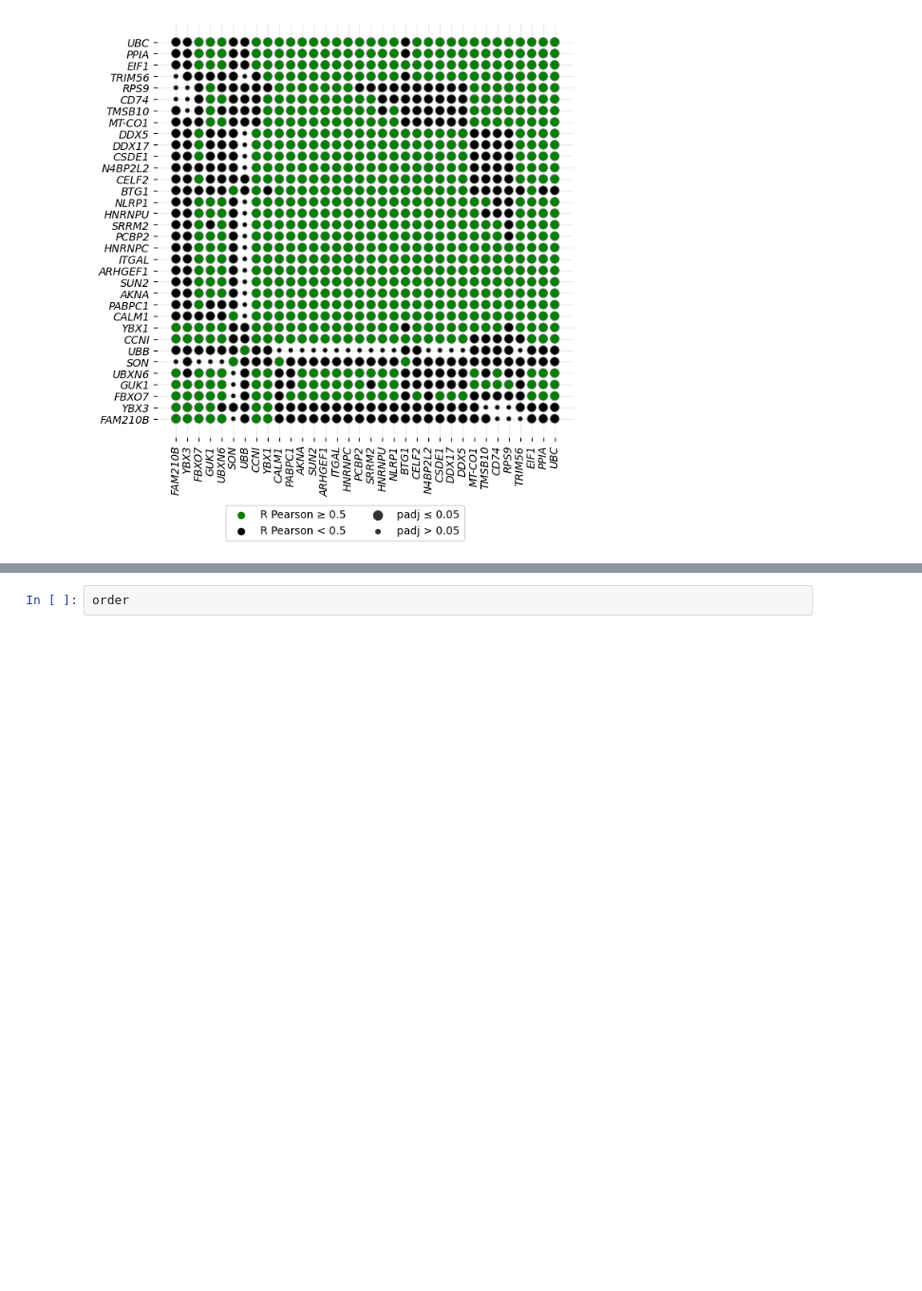
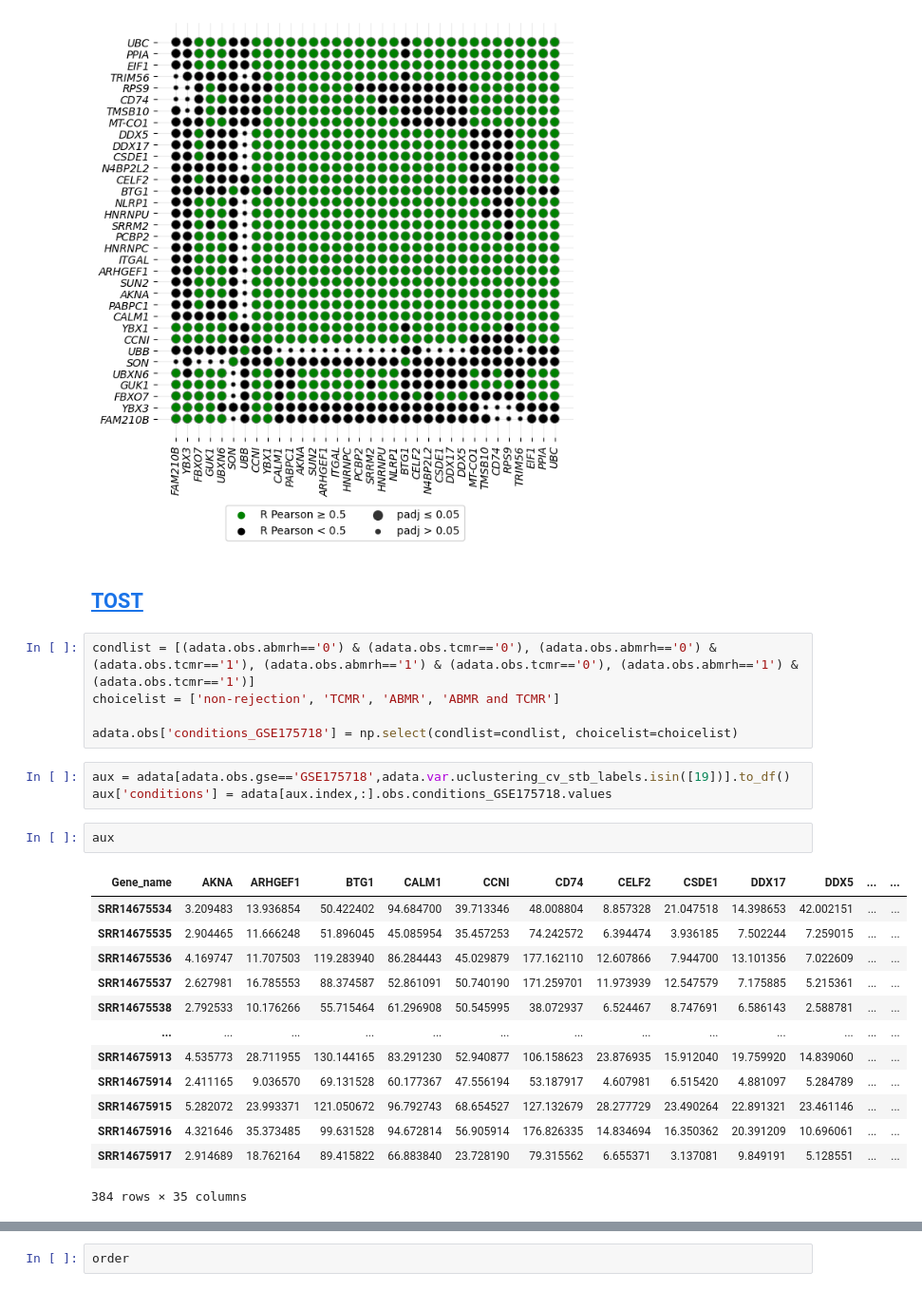
Before and after one commit to guilhermetabordaribas/housekeepingMinerPy, a Jupyter notebook: testing_pkg_hkgMiner.ipynb, the cells around one changed output, grey strips where cells are left out. Shown at 95% size. Saved outputs shown, nothing was run; the diff lists cells and outputs as text; blank space fills up the shorter version.

Commit message:
Developing/Testing TOST def

```diff
--- a/testing_pkg_hkgMiner.ipynb
+++ b/testing_pkg_hkgMiner.ipynb
@@ -497,3 +497,29 @@ plt.gca().set_axisbelow(True)
 # fig.tight_layout()
 # %% [output]
 [figure]
+# %% [markdown]
+## [TOST](https://www.ncbi.nlm.nih.gov/pmc/articles/PMC5502906/)
+# %%
+condlist = [(adata.obs.abmrh=='0') & (adata.obs.tcmr=='0'), (adata.obs.abmrh=='0') & (adata.obs.tcmr=='1'), (adata.obs.abmrh=='1') & (adata.obs.tcmr=='0'), (adata.obs.abmrh=='1') & (adata.obs.tcmr=='1')]
+choicelist = ['non-rejection', 'TCMR', 'ABMR', 'ABMR and TCMR']
+
+adata.obs['conditions_GSE175718'] = np.select(condlist=condlist, choicelist=choicelist)
+# %%
+aux = adata[adata.obs.gse=='GSE175718',adata.var.uclustering_cv_stb_labels.isin([19])].to_df()
+aux['conditions'] = adata[aux.index,:].obs.conditions_GSE175718.values
+# %%
+aux
+# %% [output]
+| Gene_name | AKNA | ARHGEF1 | BTG1 | CALM1 | CCNI | CD74 | CELF2 | CSDE1 | DDX17 | DDX5 | ... | ... |
+| SRR14675534 | 3.209483 | 13.936854 | 50.422402 | 94.684700 | 39.713346 | 48.008804 | 8.857328 | 21.047518 | 14.398653 | 42.002151 | ... | ... |
+| SRR14675535 | 2.904465 | 11.666248 | 51.896045 | 45.085954 | 35.457253 | 74.242572 | 6.394474 | 3.936185 | 7.502244 | 7.259015 | ... | ... |
+| SRR14675536 | 4.169747 | 11.707503 | 119.283940 | 86.284443 | 45.029879 | 177.162110 | 12.607866 | 7.944700 | 13.101356 | 7.022609 | ... | ... |
+| SRR14675537 | 2.627981 | 16.785553 | 88.374587 | 52.861091 | 50.740190 | 171.259701 | 11.973939 | 12.547579 | 7.175885 | 5.215361 | ... | ... |
+| SRR14675538 | 2.792533 | 10.176266 | 55.715464 | 61.296908 | 50.545995 | 38.072937 | 6.524467 | 8.747691 | 6.586143 | 2.588781 | ... | ... |
+| ... | ... | ... | ... | ... | ... | ... | ... | ... | ... | ... | ... | ... |
+| SRR14675913 | 4.535773 | 28.711955 | 130.144165 | 83.291230 | 52.940877 | 106.158623 | 23.876935 | 15.912040 | 19.759920 | 14.839060 | ... | ... |
+| SRR14675914 | 2.411165 | 9.036570 | 69.131528 | 60.177367 | 47.556194 | 53.187917 | 4.607981 | 6.515420 | 4.881097 | 5.284789 | ... | ... |
+| SRR14675915 | 5.282072 | 23.993371 | 121.050672 | 96.792743 | 68.654527 | 127.132679 | 28.277729 | 23.490264 | 22.891321 | 23.461146 | ... | ... |
+| SRR14675916 | 4.321646 | 35.373485 | 99.631528 | 94.672814 | 56.905914 | 176.826335 | 14.834694 | 16.350362 | 20.391209 | 10.696061 | ... | ... |
+| SRR14675917 | 2.914689 | 18.762164 | 89.415822 | 66.883840 | 23.728190 | 79.315562 | 6.655371 | 3.137081 | 9.849191 | 5.128551 | ... | ... |
+384 rows × 35 columns
```
Also changed, not shown: parts of 16 cells of this notebook, 1 other file.
